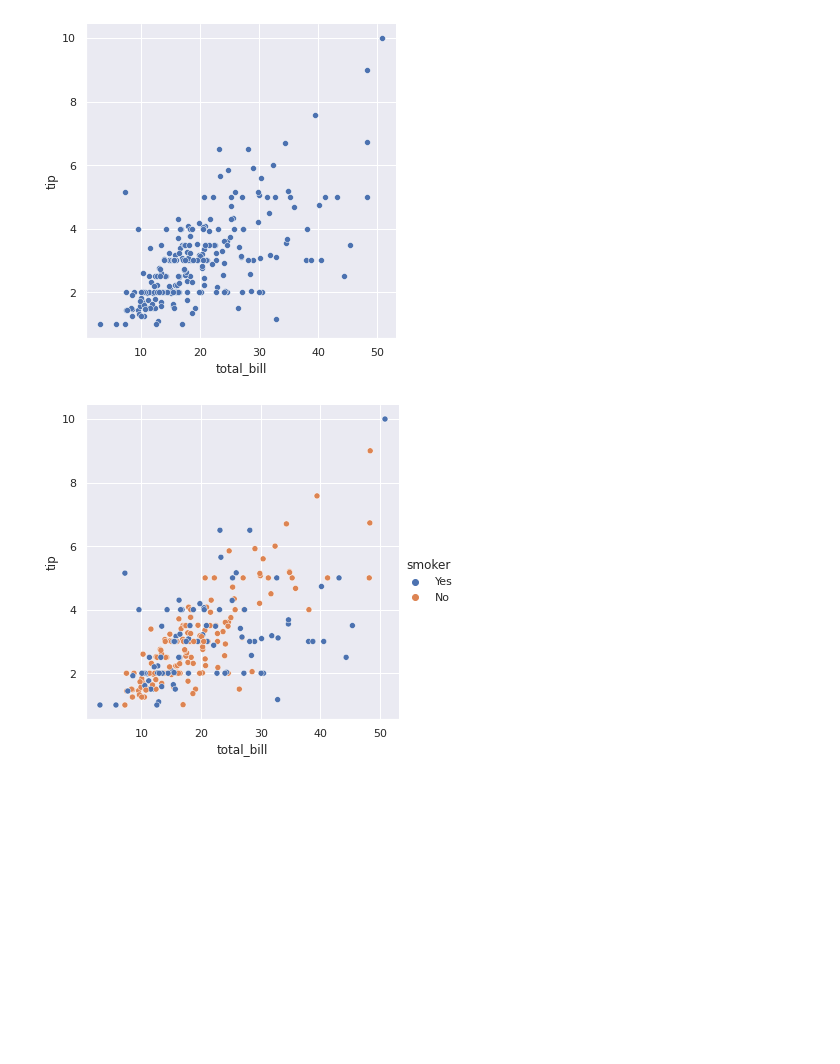
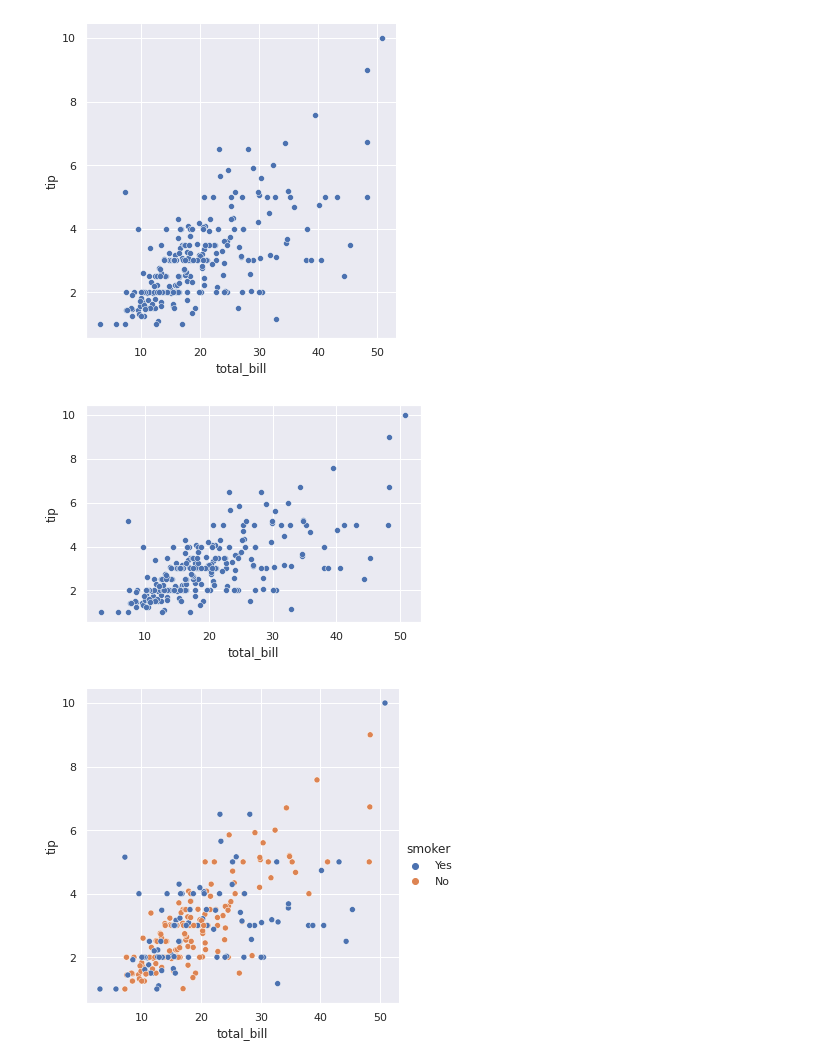
Before and after one commit to luisbarboza27/Notebooks_CA0502, a Jupyter notebook: Semana_5_2.ipynb, the cells around one changed output. Cells and saved outputs as stored; diff of their text form; code cells hidden in the pictures; blank space fills up the shorter version.

```diff
--- a/Semana_5_2.ipynb
+++ b/Semana_5_2.ipynb
@@ -171,6 +180,10 @@ tips = sns.load_dataset("tips")
 sns.relplot(x="total_bill", y="tip", data=tips);
 # %% [output]
 [figure]
+# %%
+sns.scatterplot(x="total_bill", y="tip", data=tips);
+# %% [output]
+[figure, added]
 # %%
 # Agregar dimensiones extra con colores
 sns.relplot(x="total_bill", y="tip", hue="smoker", data=tips);
```
Also changed, not shown: parts of 2 cells of this notebook, 2 other files.
